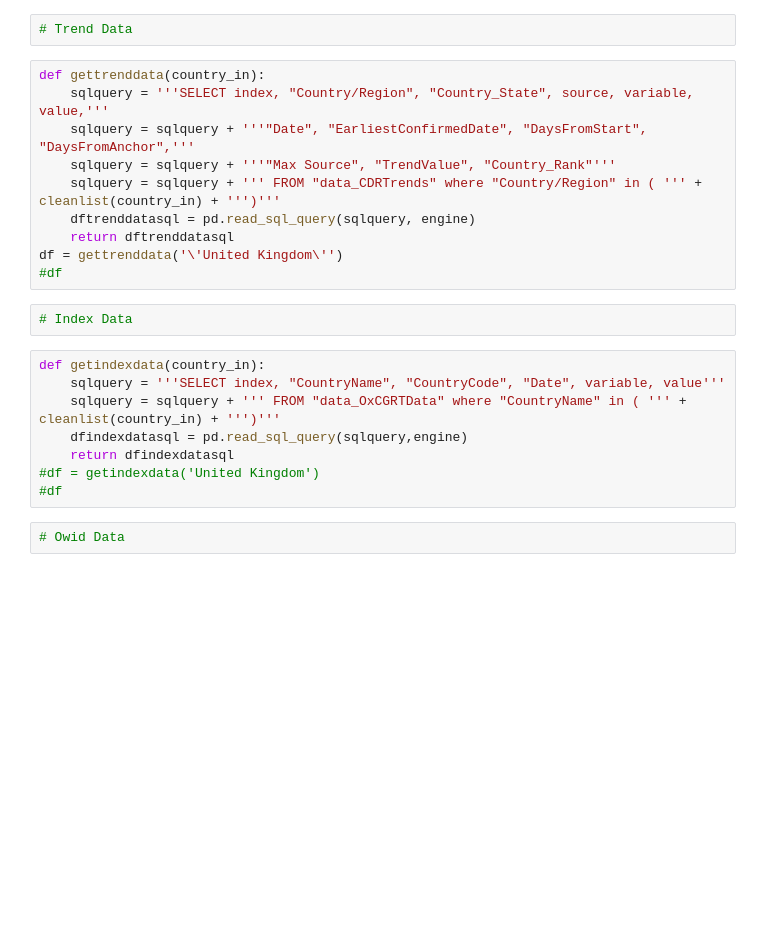
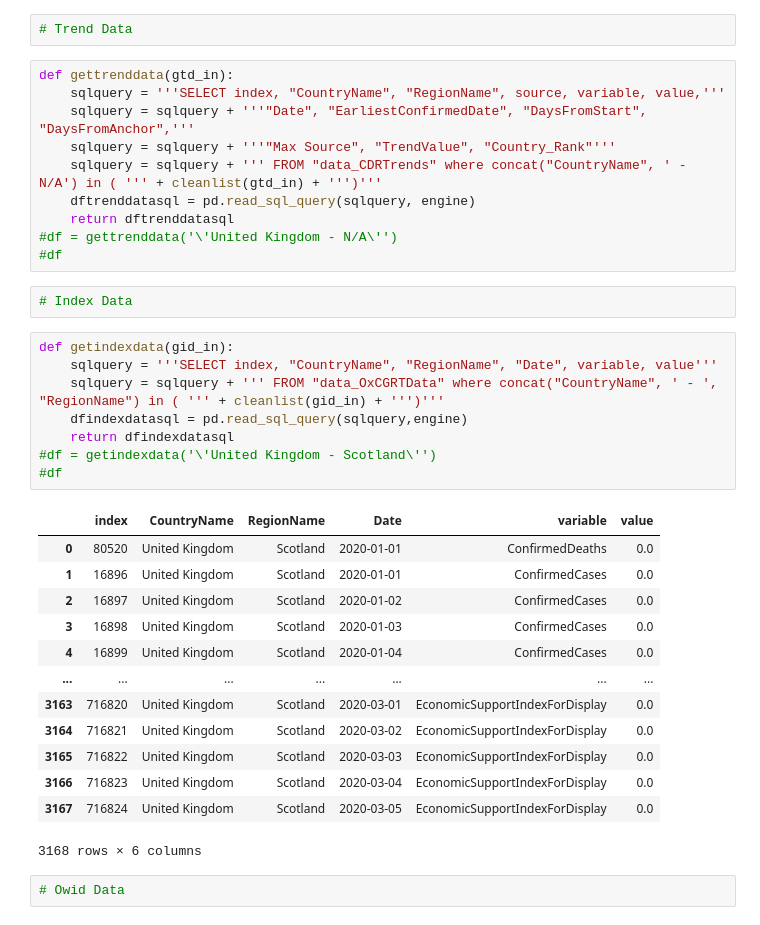
Before and after one commit to andrewcgaitskell/virus-data-voila, a Jupyter notebook: notebooks/currentviz.ipynb, the cells around one changed output. Drawn from its saved outputs; the diff is of its cells as text; blank space fills up the shorter version.

```diff
--- a/notebooks/currentviz.ipynb
+++ b/notebooks/currentviz.ipynb
@@ -142,25 +186,39 @@ def getganntdata(country_in):
 # %%
 # Trend Data
 # %%
-def gettrenddata(country_in):
-    sqlquery = '''SELECT index, "Country/Region", "Country_State", source, variable, value,'''
+def gettrenddata(gtd_in):
+    sqlquery = '''SELECT index, "CountryName", "RegionName", source, variable, value,'''
     sqlquery = sqlquery + '''"Date", "EarliestConfirmedDate", "DaysFromStart", "DaysFromAnchor",'''
     sqlquery = sqlquery + '''"Max Source", "TrendValue", "Country_Rank"'''
-    sqlquery = sqlquery + ''' FROM "data_CDRTrends" where "Country/Region" in ( ''' + cleanlist(country_in) + ''')'''
+    sqlquery = sqlquery + ''' FROM "data_CDRTrends" where concat("CountryName", ' - N/A') in ( ''' + cleanlist(gtd_in) + ''')'''
     dftrenddatasql = pd.read_sql_query(sqlquery, engine)
     return dftrenddatasql
-df = gettrenddata('\'United Kingdom\'')
+#df = gettrenddata('\'United Kingdom - N/A\'')
 #df
 # %%
 # Index Data
 # %%
-def getindexdata(country_in):
-    sqlquery = '''SELECT index, "CountryName", "CountryCode", "Date", variable, value'''
-    sqlquery = sqlquery + ''' FROM "data_OxCGRTData" where "CountryName" in ( ''' + cleanlist(country_in) + ''')'''
+def getindexdata(gid_in):
+    sqlquery = '''SELECT index, "CountryName", "RegionName", "Date", variable, value'''
+    sqlquery = sqlquery + ''' FROM "data_OxCGRTData" where concat("CountryName", ' - ', "RegionName") in ( ''' + cleanlist(gid_in) + ''')'''
     dfindexdatasql = pd.read_sql_query(sqlquery,engine)
     return dfindexdatasql
-#df = getindexdata('United Kingdom')
+#df = getindexdata('\'United Kingdom - Scotland\'')
 #df
+# %% [output]
+|  | index | CountryName | RegionName | Date | variable | value |
+| 0 | 80520 | United Kingdom | Scotland | 2020-01-01 | ConfirmedDeaths | 0.0 |
+| 1 | 16896 | United Kingdom | Scotland | 2020-01-01 | ConfirmedCases | 0.0 |
+| 2 | 16897 | United Kingdom | Scotland | 2020-01-02 | ConfirmedCases | 0.0 |
+| 3 | 16898 | United Kingdom | Scotland | 2020-01-03 | ConfirmedCases | 0.0 |
+| 4 | 16899 | United Kingdom | Scotland | 2020-01-04 | ConfirmedCases | 0.0 |
+| ... | ... | ... | ... | ... | ... | ... |
+| 3163 | 716820 | United Kingdom | Scotland | 2020-03-01 | EconomicSupportIndexForDisplay | 0.0 |
+| 3164 | 716821 | United Kingdom | Scotland | 2020-03-02 | EconomicSupportIndexForDisplay | 0.0 |
+| 3165 | 716822 | United Kingdom | Scotland | 2020-03-03 | EconomicSupportIndexForDisplay | 0.0 |
+| 3166 | 716823 | United Kingdom | Scotland | 2020-03-04 | EconomicSupportIndexForDisplay | 0.0 |
+| 3167 | 716824 | United Kingdom | Scotland | 2020-03-05 | EconomicSupportIndexForDisplay | 0.0 |
+3168 rows × 6 columns
 # %%
 # Owid Data
 # %%
```
Also changed, not shown: parts of 10 cells of this notebook.
